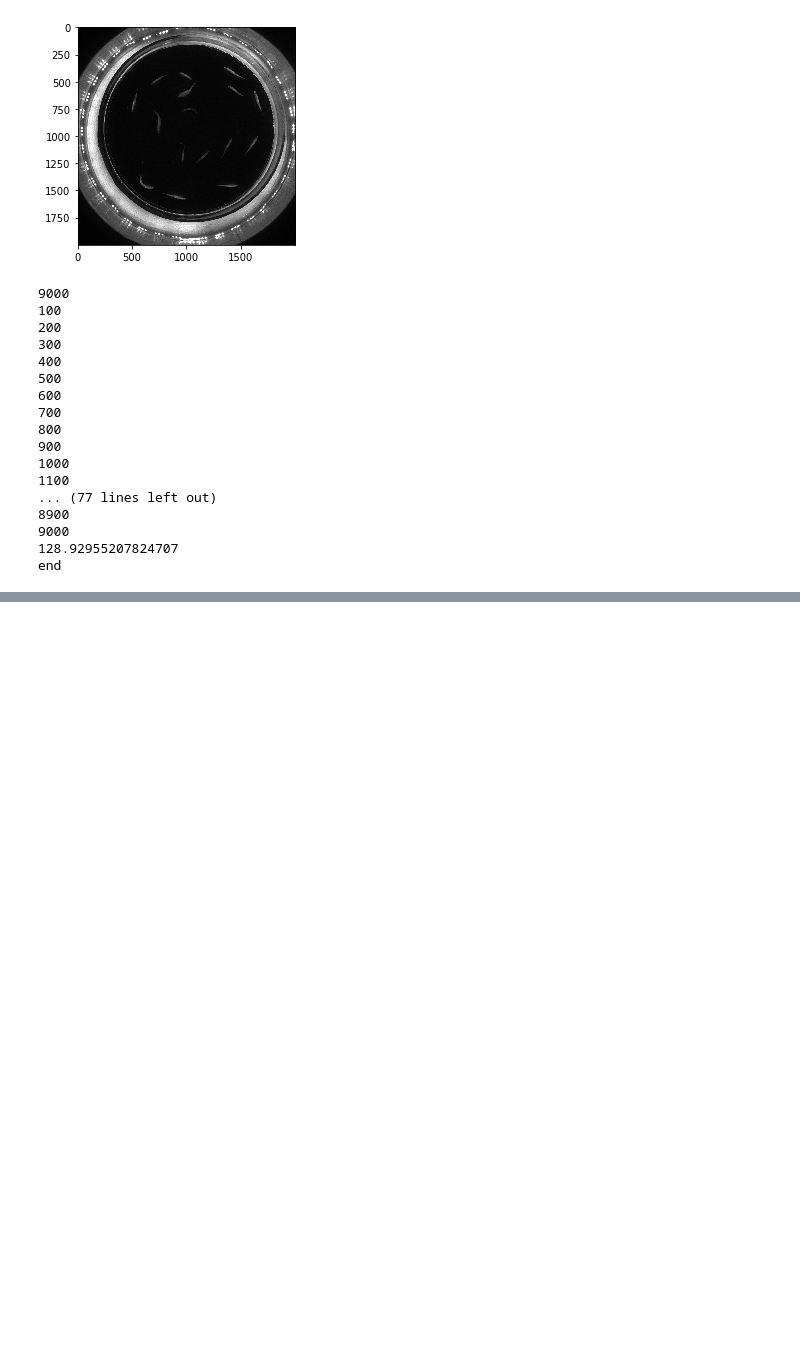
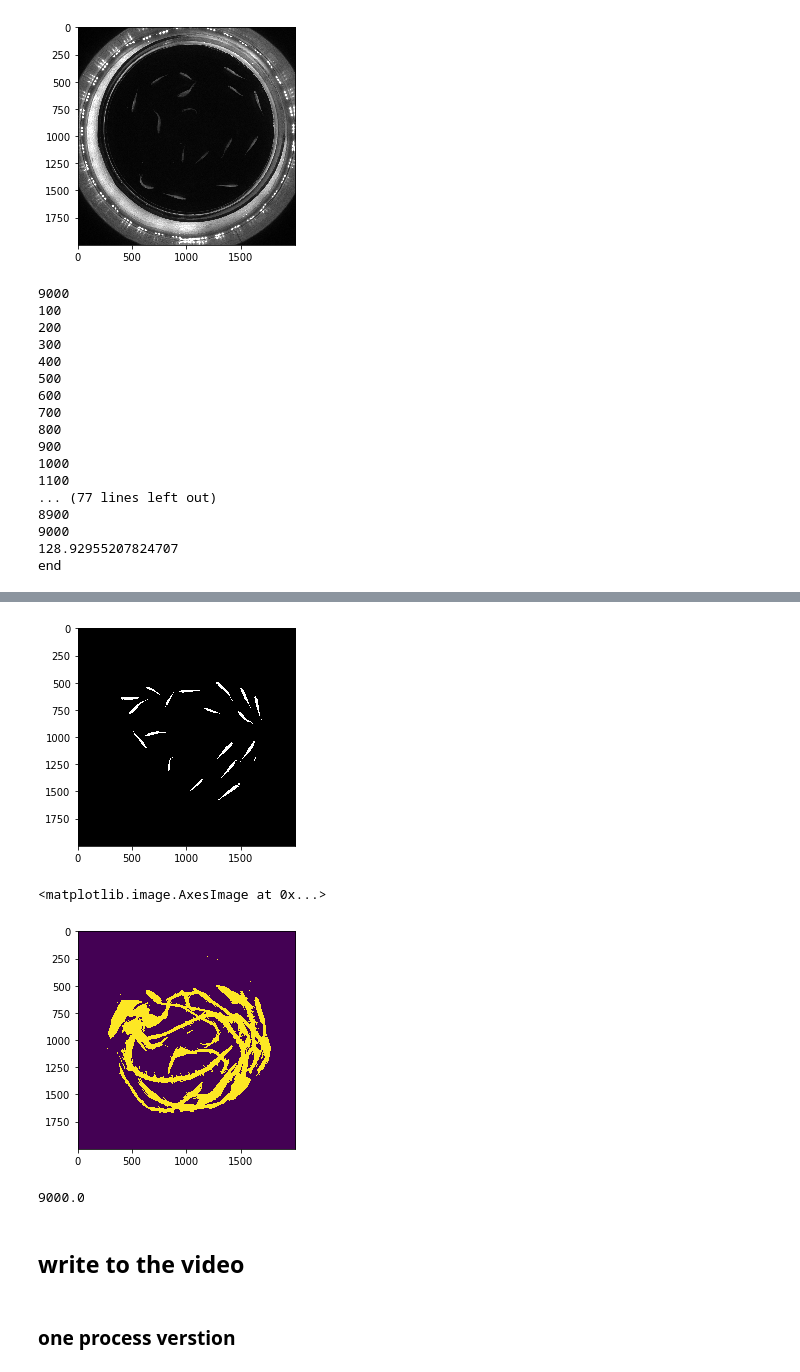
Before and after one commit to isis0517/ZippedFish, a Jupyter notebook: multi_trace.ipynb, the cells around one changed output, grey strips where cells are left out. Drawn from its saved outputs; the diff is of its cells as text; code cells hidden in the pictures; blank space fills up the shorter version.

```diff
--- a/multi_trace.ipynb
+++ b/multi_trace.ipynb
@@ -263,0 +276,20 @@ np.save("poses2.npy", poses2)
+# %%
+mask = cv2.circle(np.zeros(background.shape).astype("uint8"), (1020,970), 760, 255, -1)>200
+plt.imshow(frame*mask, cmap=plt.cm.gray)
+plt.show()
+plt.imshow(move_area*mask)
+# %% [output]
+[figure, added]
+<matplotlib.image.AxesImage at 0x...>
+[figure, added]
+# %%
+video = cv2.VideoCapture(filepath)
+frame_num = video.get(cv2.CAP_PROP_FRAME_COUNT)
+print(frame_num)
+video.release()
+# %% [output]
+9000.0
+# %% [markdown]
+## write to the video
+# %% [markdown]
+### one process verstion
```
Also changed, not shown: parts of 26 cells of this notebook, 1 other file.
